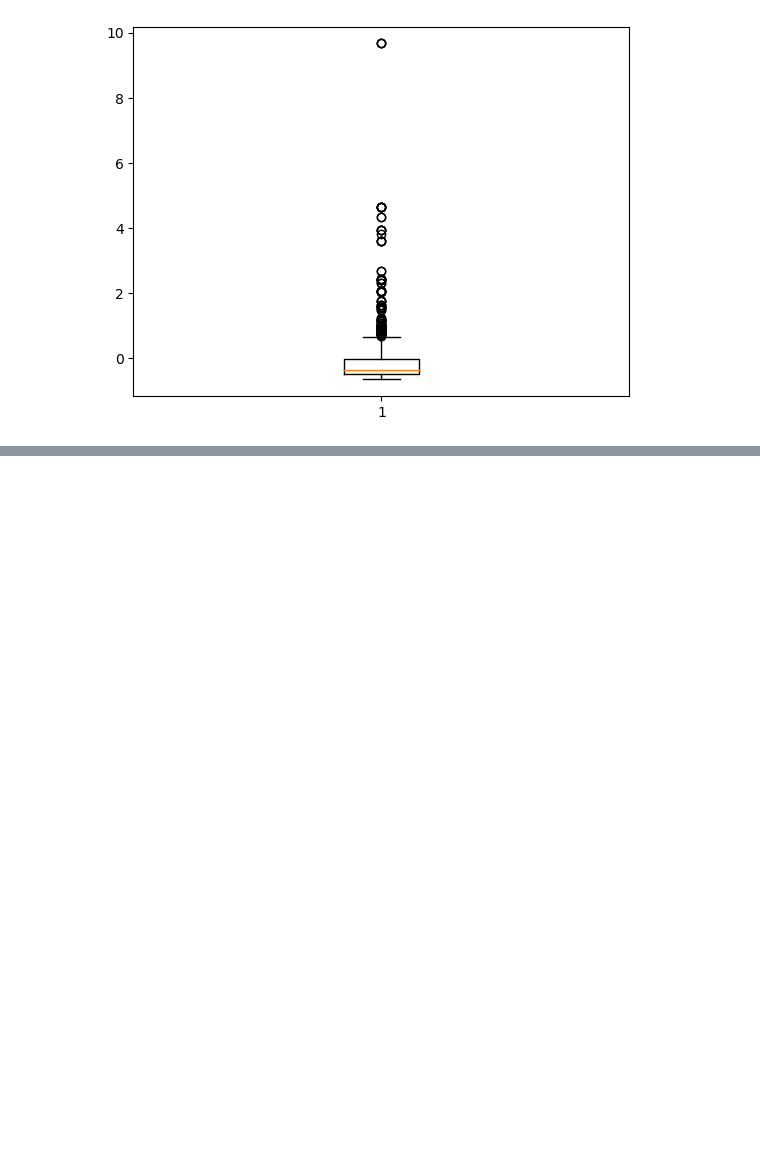
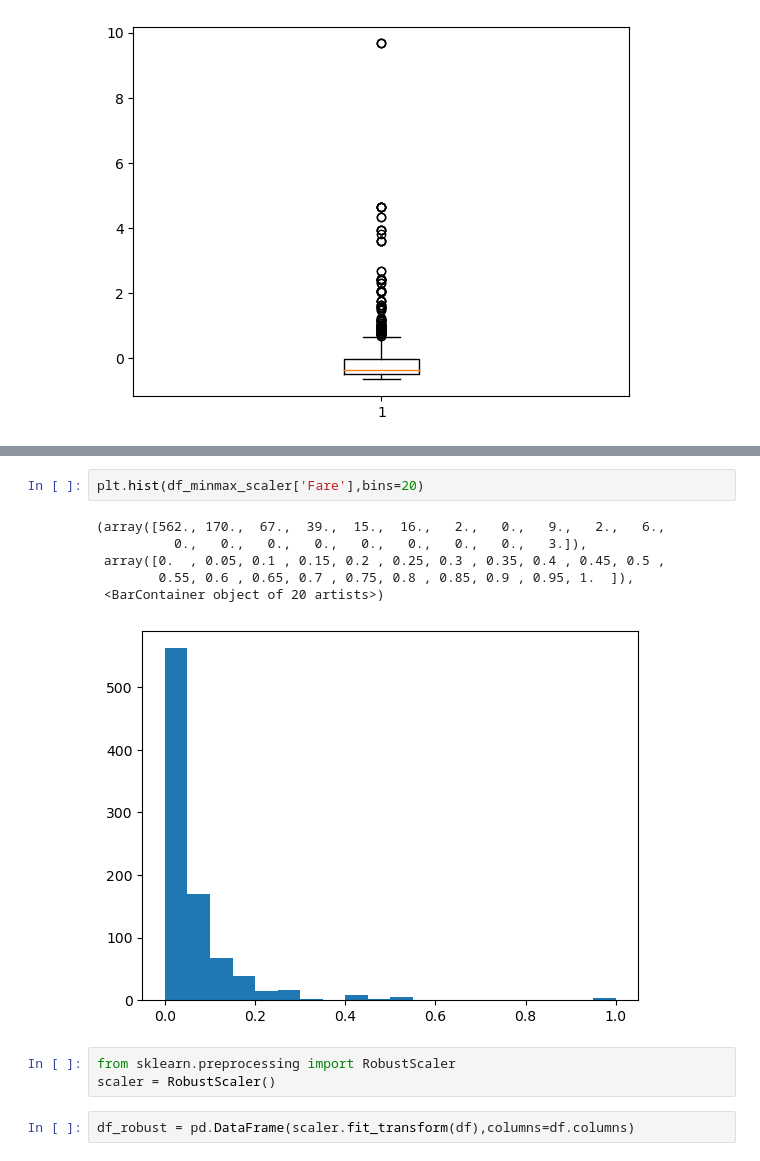
Before and after one commit to AdityaPapal/Machine_learning, a Jupyter notebook: EDA/Feature Scaling/Normalization and Standardization .ipynb, the cells around one changed output, grey strips where cells are left out. Saved outputs shown, nothing was run; the diff lists cells and outputs as text; blank space fills up the shorter version.

```diff
--- a/EDA/Feature Scaling/Normalization and Standardization .ipynb
+++ b/EDA/Feature Scaling/Normalization and Standardization .ipynb
@@ -171,0 +207,14 @@ plt.boxplot(df_scaled[:,3])
+# %%
+plt.hist(df_minmax_scaler['Fare'],bins=20)
+# %% [output]
+(array([562., 170.,  67.,  39.,  15.,  16.,   2.,   0.,   9.,   2.,   6.,
+          0.,   0.,   0.,   0.,   0.,   0.,   0.,   0.,   3.]),
+ array([0.  , 0.05, 0.1 , 0.15, 0.2 , 0.25, 0.3 , 0.35, 0.4 , 0.45, 0.5 ,
+        0.55, 0.6 , 0.65, 0.7 , 0.75, 0.8 , 0.85, 0.9 , 0.95, 1.  ]),
+ <BarContainer object of 20 artists>)
+[figure, added]
+# %%
+from sklearn.preprocessing import RobustScaler
+scaler = RobustScaler()
+# %%
+df_robust = pd.DataFrame(scaler.fit_transform(df),columns=df.columns)
```
Also changed, not shown: parts of 20 cells of this notebook.
